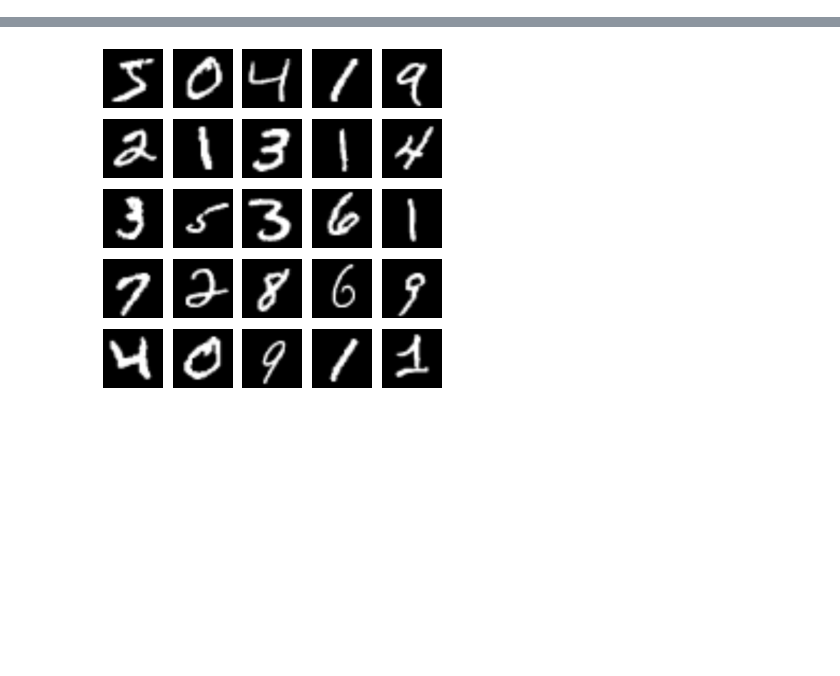
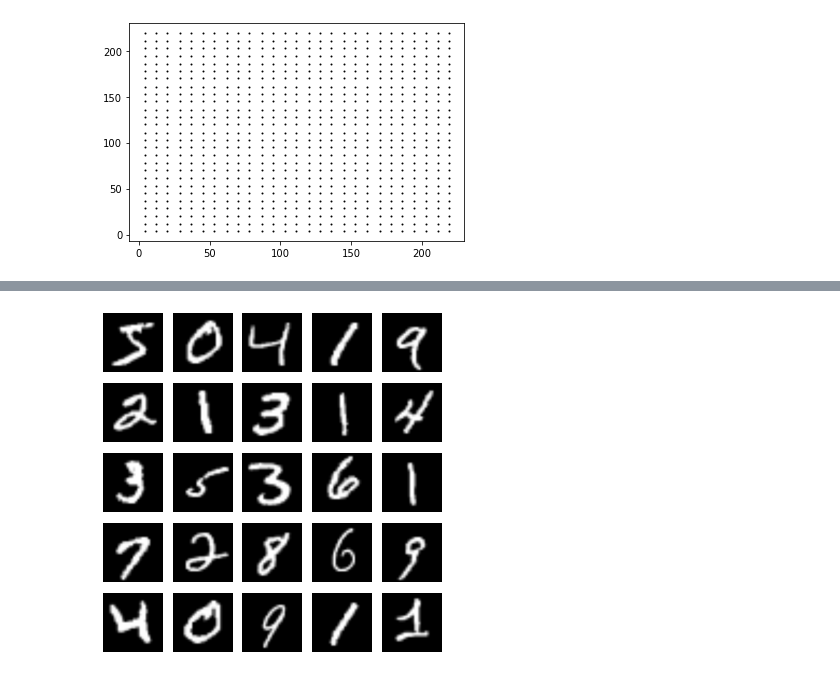
Before and after one commit to B-ramB/DL-DeepFruitDetection, a Jupyter notebook: DLOrchard.ipynb, the cells around one changed output, grey strips where cells are left out. Drawn from its saved outputs; the diff is of its cells as text; code cells hidden in the pictures; blank space fills up the shorter version.

```diff
--- a/DLOrchard.ipynb
+++ b/DLOrchard.ipynb
@@ -119,0 +245,13 @@ for data, label in zip(test, mnist_test[1]):
+# %%
+ctr_x = np.arange(subsample/2, (featuremapsize+.5) * subsample, subsample)
+ctr_y = np.arange(subsample/2, (featuremapsize+.5) * subsample, subsample)
+# %%
+ctr_x = [int(x) for x in ctr_x]
+ctr_y = [int(x) for x in ctr_y]
+# %%
+plt.figure()
+for i in ctr_x:
+    for j in ctr_y:
+        plt.plot(i,j,'ok',markersize=1)
+# %% [output]
+[figure, added]
```
Also changed, not shown: parts of 20 cells of this notebook.
